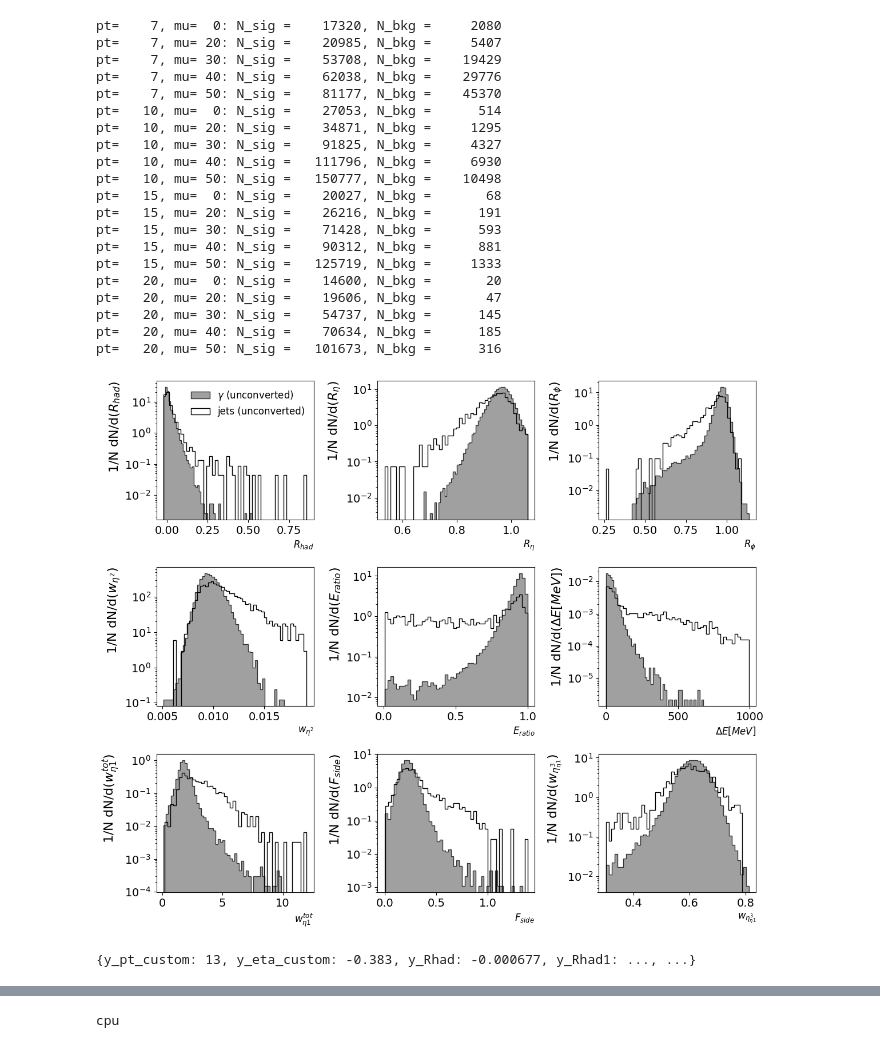
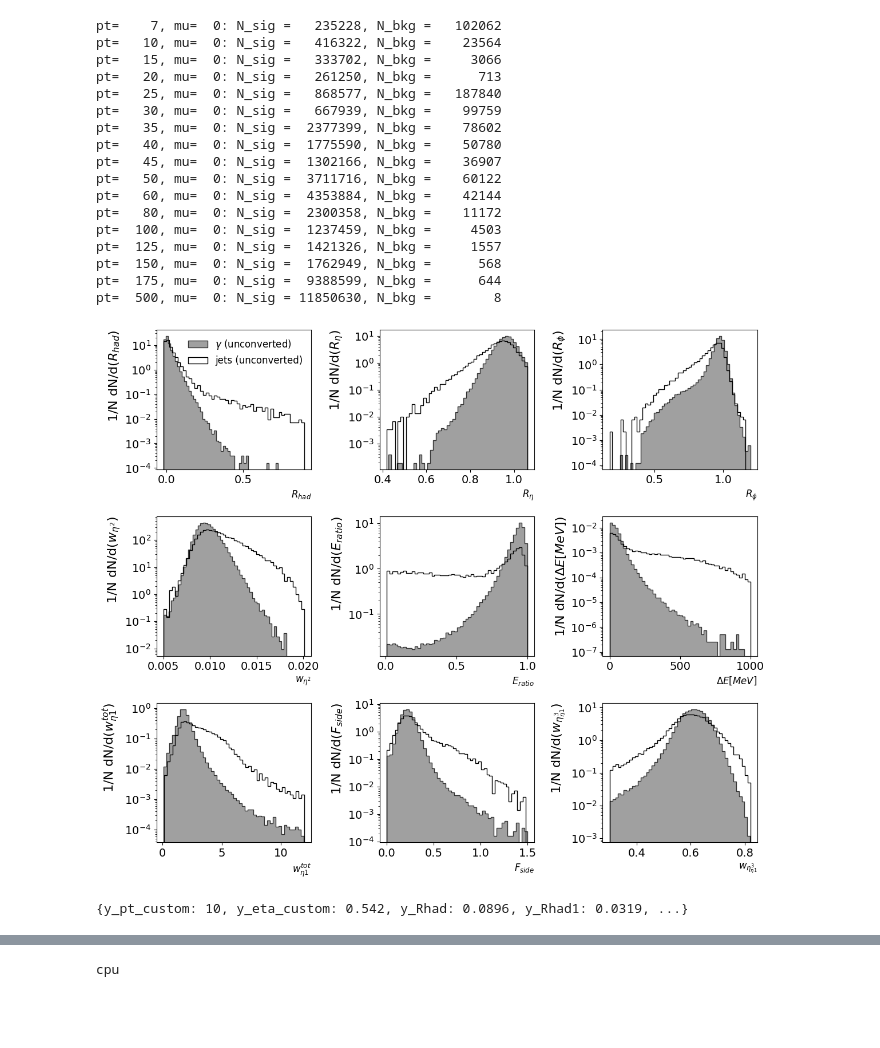
Before and after one commit to mhance/cabin-photonid, a Jupyter notebook: training.ipynb, the cells around one changed output, grey strips where cells are left out. Drawn from its saved outputs; the diff is of its cells as text; code cells hidden in the pictures; blank space fills up the shorter version.

```diff
--- a/training.ipynb
+++ b/training.ipynb
@@ -43,18 +43,20 @@ campaigns=["mc23a",
            "mc23d",
            "mc23e"]
 
+targeteffics=[0.3,0.4,0.5,0.6,0.7,0.8,0.9,0.95,0.97,0.98,0.99]
 conv_type=["unconverted"]
 eta_bins=["0.0","0.6"]
 loose_pt_bins=[7,10,15,20,25,30,35,40,50,1000] # only needed for loose tuning
-pt_bins=[7,10,15,20,25]#,30,35,40,45,50,60,80,100,125,150,175,500,1000] # good for medium and tight
-mu_bins=[0,20,30,40,50,60]
+pt_bins=[7,10,15,20,25,30,35,40,45,50,60,80,100,125,150,175,500,1000] # good for medium and tight
+#mu_bins=[0,20,30,40,50,60]
+mu_bins=[0,60]
 branches = ['y_pt_custom','y_eta_custom','y_Rhad','y_Rhad1','y_Reta','y_Rphi','y_weta2','y_Eratio','y_deltae','y_wtots1','y_fracs1','y_weta1','evt_mu']
 training_branches = ['y_Rhad','y_Reta','y_Rphi','y_weta2','y_Eratio','y_deltae','y_wtots1','y_fracs1','y_weta1']
 
 # don't do the last pT bin, not worth it
 N_pt_bins=len(pt_bins)-2
 N_mu_bins=len(mu_bins)-1
-pt_ranges=[(pt_bins[i],pt_bins[i+1]) for i in range(N_pt_bins)] # don't do last pT bin, not enough bkg stats
+pt_ranges=[(pt_bins[i],pt_bins[i+1]) for i in range(N_pt_bins)]
 mu_ranges=[(mu_bins[i],mu_bins[i+1]) for i in range(N_mu_bins)]
 # %%
 arrays={}
@@ -96,55 +98,52 @@ for pt in pt_bins[:-1]:
     for mu in mu_bins[:-1]:
         print(f"pt={pt:5d}, mu={mu:3d}: N_sig = {len(arrays["sgn"]["unconverted"]["0.0"][pt][mu]['y_eta_custom']):8d}, N_bkg = {len(arrays["bkg"]["unconverted"]["0.0"][pt][mu]['y_eta_custom']):8d}")
 # %% [output]
-pt=    7, mu=  0: N_sig =    17320, N_bkg =     2080
-pt=    7, mu= 20: N_sig =    20985, N_bkg =     5407
-pt=    7, mu= 30: N_sig =    53708, N_bkg =    19429
-pt=    7, mu= 40: N_sig =    62038, N_bkg =    29776
-pt=    7, mu= 50: N_sig =    81177, N_bkg =    45370
-pt=   10, mu=  0: N_sig =    27053, N_bkg =      514
-pt=   10, mu= 20: N_sig =    34871, N_bkg =     1295
-pt=   10, mu= 30: N_sig =    91825, N_bkg =     4327
-pt=   10, mu= 40: N_sig =   111796, N_bkg =     6930
-pt=   10, mu= 50: N_sig =   150777, N_bkg =    10498
-pt=   15, mu=  0: N_sig =    20027, N_bkg =       68
-pt=   15, mu= 20: N_sig =    26216, N_bkg =      191
-pt=   15, mu= 30: N_sig =    71428, N_bkg =      593
-pt=   15, mu= 40: N_sig =    90312, N_bkg =      881
-pt=   15, mu= 50: N_sig =   125719, N_bkg =     1333
-pt=   20, mu=  0: N_sig =    14600, N_bkg =       20
-pt=   20, mu= 20: N_sig =    19606, N_bkg =       47
-pt=   20, mu= 30: N_sig =    54737, N_bkg =      145
-pt=   20, mu= 40: N_sig =    70634, N_bkg =      185
-pt=   20, mu= 50: N_sig =   101673, N_bkg =      316
+pt=    7, mu=  0: N_sig =   235228, N_bkg =   102062
+pt=   10, mu=  0: N_sig =   416322, N_bkg =    23564
+pt=   15, mu=  0: N_sig =   333702, N_bkg =     3066
+pt=   20, mu=  0: N_sig =   261250, N_bkg =      713
+pt=   25, mu=  0: N_sig =   868577, N_bkg =   187840
+pt=   30, mu=  0: N_sig =   667939, N_bkg =    99759
+pt=   35, mu=  0: N_sig =  2377399, N_bkg =    78602
+pt=   40, mu=  0: N_sig =  1775590, N_bkg =    50780
+pt=   45, mu=  0: N_sig =  1302166, N_bkg =    36907
+pt=   50, mu=  0: N_sig =  3711716, N_bkg =    60122
+pt=   60, mu=  0: N_sig =  4353884, N_bkg =    42144
+pt=   80, mu=  0: N_sig =  2300358, N_bkg =    11172
+pt=  100, mu=  0: N_sig =  1237459, N_bkg =     4503
+pt=  125, mu=  0: N_sig =  1421326, N_bkg =     1557
+pt=  150, mu=  0: N_sig =  1762949, N_bkg =      568
+pt=  175, mu=  0: N_sig =  9388599, N_bkg =      644
+pt=  500, mu=  0: N_sig = 11850630, N_bkg =        8
 # %%
 def plot_signal(bkg,sgn):
     feature_names = ['y_Rhad','y_Reta','y_Rphi','y_weta2','y_Eratio','y_deltae','y_wtots1','y_fracs1','y_weta1','y_pt_custom','evt_mu']
     fig, axes = plt.subplots(nrows=3, ncols=3, figsize=(12,10))
     ranges = [(-0.05,0.25),(0.2,1.1),(0.2,1.1),(0,0.025),(0,1),(0,8000),(0,15),(0,1.),(0,1.)]
     latex_string = ['$R_{{had}}$','$R_{{\\eta}}$','$R_{{\\phi}}$','$w_{{\\eta^{{2}}}}$','$E_{{ratio}}$','$\\Delta E [MeV]$','$w^{{tot}}_{{\\eta 1}}$','$F_{{side}}$','$w_{{\\eta^{{3}}_{{\\eta 1}}}}$','pt','mu']
     nbins = 50
     for i, ax in enumerate(axes.flatten()):
         ax.hist(sgn[feature_names[i]], density=True,bins=nbins,histtype = 'stepfilled',color='grey',alpha = 0.75, edgecolor='black', label = '$\\gamma$ (unconverted)')
         ax.hist(bkg[feature_names[i]],density=True,bins=nbins,histtype = 'step',color='white',alpha = 1, edgecolor='black', label = 'jets (unconverted)')
         ax.set_xlabel(latex_string[i],loc = 'right',fontsize=12)
         ax.set_ylabel(f"1/N dN/d({latex_string[i]})",loc = 'top')
         # ax.tick_params(axis='both', length=6, width=2, direction='inout', grid_color='gray', grid_alpha=0.5)
         if i == 0:
             ax.legend(frameon=False, fontsize=12)
 
             # ax.set_title('*ATLAS**\nPrelimiary\nData',y=0.85)
         ax.set_yscale('log')
         # ax.set_xscale('log')
     fig.tight_layout()
 
-plot_signal(arrays["bkg"]["unconverted"]["0.0"][10][20],
-            arrays["sgn"]["unconverted"]["0.0"][10][20])
+plot_signal(arrays["bkg"]["unconverted"]["0.0"][10][0],
+            arrays["sgn"]["unconverted"]["0.0"][10][0])
 # %% [output]
-[figure, old version]
+[figure, new version]
 # %%
-print(arrays["bkg"]["unconverted"]["0.0"][10][20][:][0])
+print(arrays["bkg"]["unconverted"]["0.0"][10][0][:][0])
 # %% [output]
-{y_pt_custom: 13, y_eta_custom: -0.383, y_Rhad: -0.000677, y_Rhad1: ..., ...}
+{y_pt_custom: 10, y_eta_custom: 0.542, y_Rhad: 0.0896, y_Rhad1: 0.0319, ...}
 # %%
 tensors={
     "x_train": {},
```
Also changed, not shown: parts of 9 cells of this notebook.
